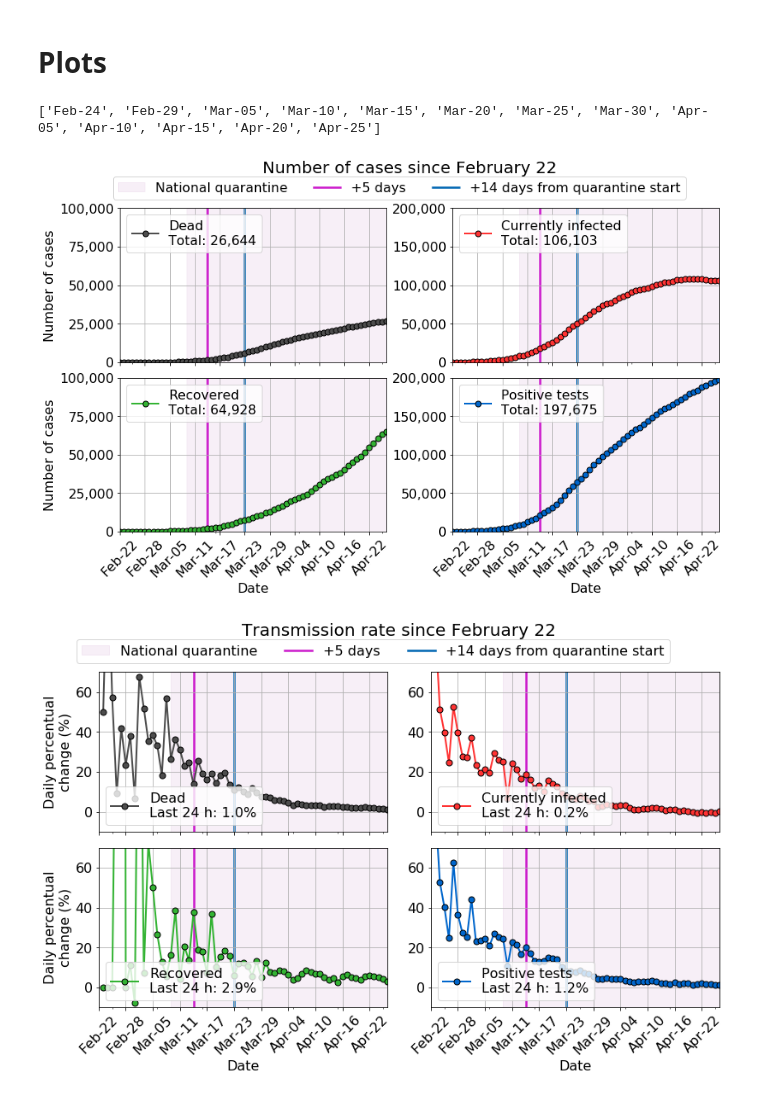
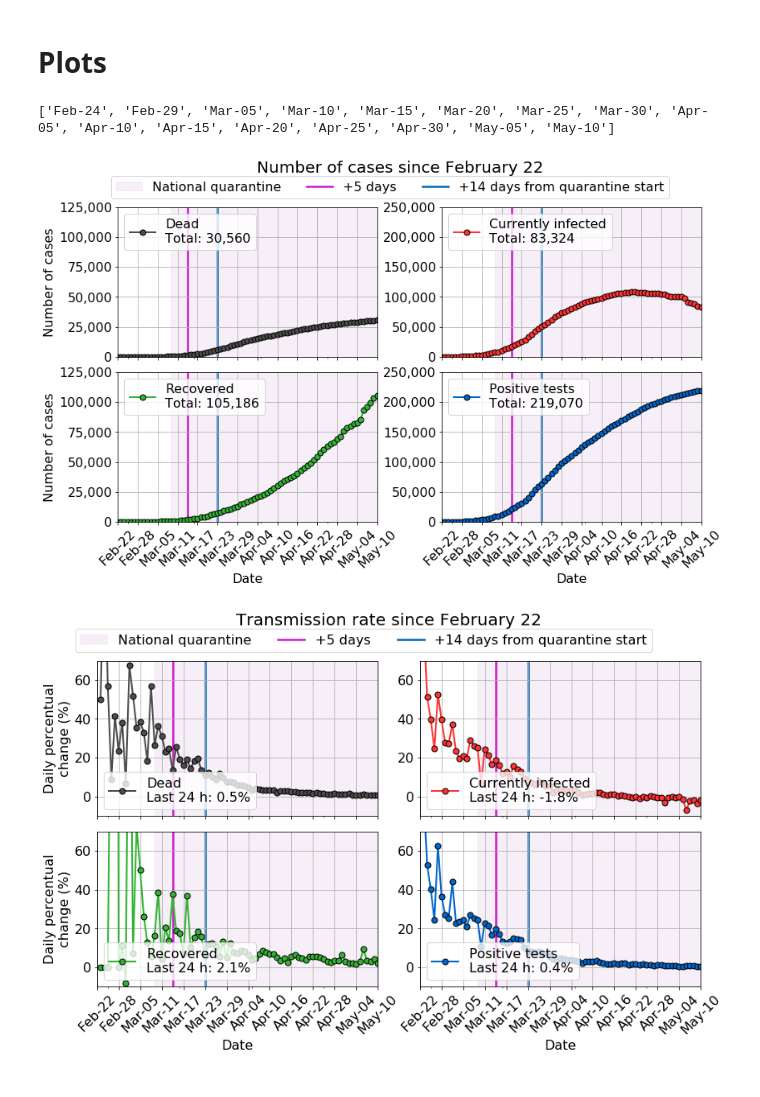
Before and after one commit to cebasfu93/Coronavirus, a Jupyter notebook: SEIR.ipynb, the cells around one changed output. Saved outputs shown, nothing was run; the diff lists cells and outputs as text; code cells hidden in the pictures.

```diff
--- a/SEIR.ipynb
+++ b/SEIR.ipynb
@@ -208,10 +208,10 @@ c_5 = (0.8, 0.1, 0.8)
 c_14 = (0, 0.4, 0.7)
 xticks = [t for t in covid.index if ((t.day-29)%5 == 0 and t.month == 2) or ((t.day)%5 == 0 and t.month != 2)]
 xticklabels = [t.strftime('%b-%d') for t in xticks]
-top_cases = 200000
+top_cases = 250000
 print(xticklabels)
 # %% [output]
-['Feb-24', 'Feb-29', 'Mar-05', 'Mar-10', 'Mar-15', 'Mar-20', 'Mar-25', 'Mar-30', 'Apr-05', 'Apr-10', 'Apr-15', 'Apr-20', 'Apr-25']
+['Feb-24', 'Feb-29', 'Mar-05', 'Mar-10', 'Mar-15', 'Mar-20', 'Mar-25', 'Mar-30', 'Apr-05', 'Apr-10', 'Apr-15', 'Apr-20', 'Apr-25', 'Apr-30', 'May-05', 'May-10']
 # %%
 xini = '2020-02-22'
 labels = ['Dead\nTotal: {:,}'.format(covid.Dead[-1]),
@@ -222,37 +222,37 @@ dates = pd.date_range(xini, xfin, freq='6D')
 dateticks = [t.strftime('%b-%d') for t in dates]
 
 fig, axs = plt.subplots(figsize=(13,8), nrows=2, ncols=2, sharex=True, sharey=False, gridspec_kw={'hspace': 0.1, 'wspace': 0.25})
 covid.plot(y=['Dead'], ax=axs[0,0], grid=True, color=colors[1], marker='o', markersize=7, linewidth=2, markeredgecolor='k', markeredgewidth=1, xticks=[], x_compat=True)
 covid.plot(y=['Infected'], ax=axs[0,1], grid=True, color=colors[0], marker='o', markersize=7, linewidth=2, markeredgecolor='k', markeredgewidth=1, xticks=[], x_compat=True)
 covid.plot(y=['Recovered'], ax=axs[1,0], grid=True, color=colors[2], marker='o', markersize=7, linewidth=2, markeredgecolor='k', markeredgewidth=1, xticks=[], x_compat=True)
 covid.plot(y=['Total'], ax=axs[1,1], grid=True, color=colors[3], marker='o', markersize=7, linewidth=2, markeredgecolor='k', markeredgewidth=1, xticks=[], x_compat=True)
 fig.suptitle('Number of cases since February 22', fontsize=Z+4)
 for ax in axs[:,0]:
     ax.set_ylabel("Number of cases", fontsize=Z)
-    ax.set_ylim(-0.5, top_cases//2)
-    ax.set_yticks(np.linspace(0, top_cases//2, 5))
+    ax.set_ylim(-0.5, top_cases//6)
+    ax.set_yticks(np.linspace(0, top_cases//2, 6))
 for ax in axs[:,1]:
     ax.set_ylim(-0.5, top_cases)
-    ax.set_yticks(np.linspace(0, top_cases, 5))
+    ax.set_yticks(np.linspace(0, top_cases, 6))
 
 for ax, lab in zip(axs.flatten(), labels):
     ax.get_yaxis().set_major_formatter(mpl.ticker.FuncFormatter(lambda x, p: format(int(x), ',')))
     quarspan = ax.axvspan(xmin=xquarini, xmax=xfin, color=c_span, alpha=0.1, zorder=0)
     quar = ax.axvline(xplus5, c=c_5, lw=2.5, zorder=1)
     quar2 = ax.axvline(xplus14, c=c_14, lw=2.5, zorder=1)
     ax.set_xlim(xini, xfin)
     ax.set_xticks(dates)
     ax.set_xticklabels(dateticks, rotation=45)
     ax.tick_params(labelsize=Z)
     ax.set_xlabel("Date", fontsize=Z)
     legend1 = plt.legend([quarspan, quar, quar2], ['National quarantine', '+5 days', '+14 days from quarantine start'], loc='upper center', bbox_to_anchor=(-0.2,2.35), fontsize=Z, ncol=3)
     ax.legend([lab], fontsize=Z, loc='upper left')
 plt.gca().add_artist(legend1)
 plt.savefig("Cases.png", dpi=300, format='png', bbox_inches='tight')
 plt.show()
 plt.close()
 # %% [output]
-[figure, old version]
+[figure, new version]
 # %%
 xini = '2020-02-22'
 labels = ['Dead\nLast 24 h: {:.1f}%'.format(covid.Dead_perc[-1]),
@@ -287,7 +287,7 @@ plt.savefig("Transmission.png", dpi=300, format='png', bbox_inches='tight')
 plt.show()
 plt.close()
 # %% [output]
-[figure, old version]
+[figure, new version]
 # %%
 smooth_times = np.arange(0, len(covid)-1, dh)
 infected = pred_infected(smooth_times, *popt)
```
Also changed, not shown: parts of 11 cells of this notebook, 5 other files.
